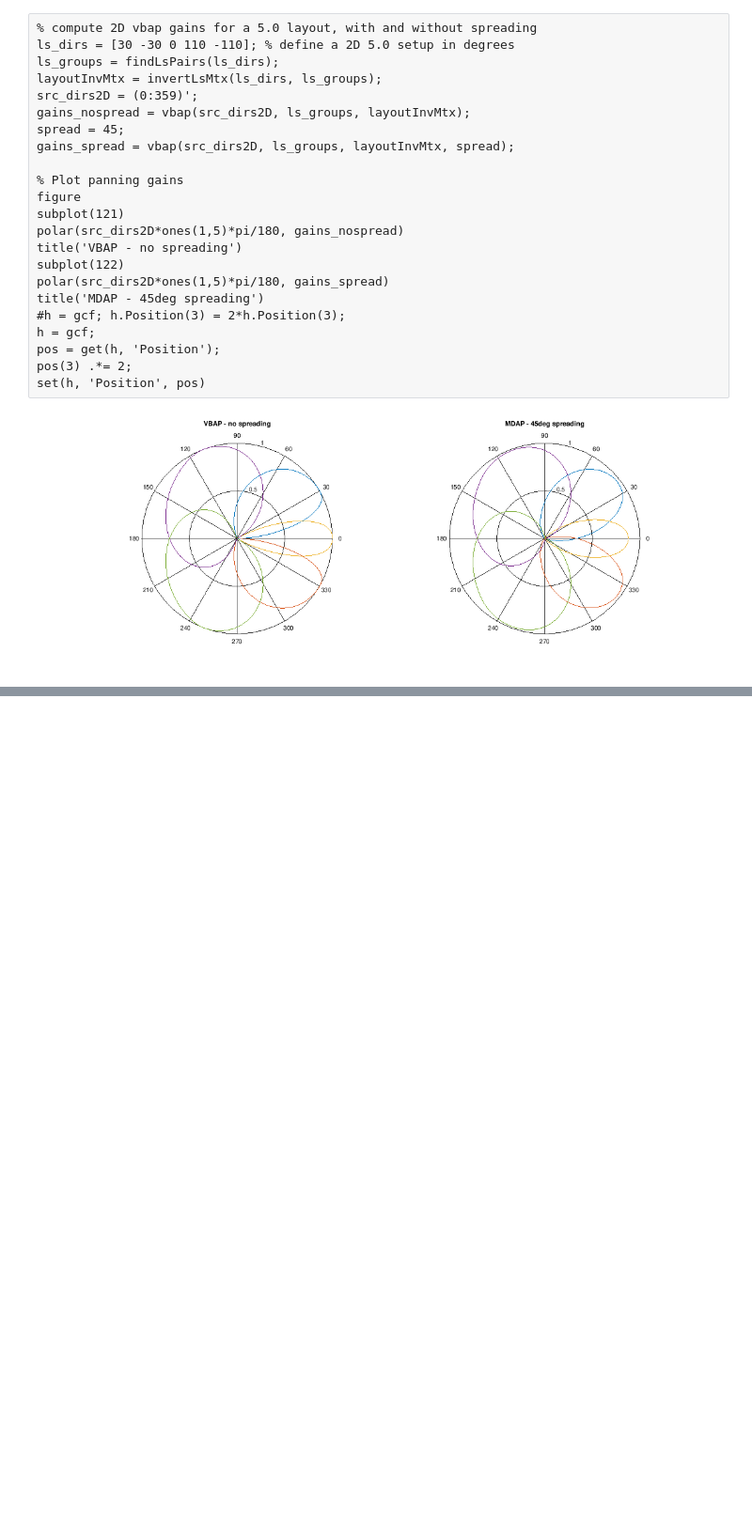
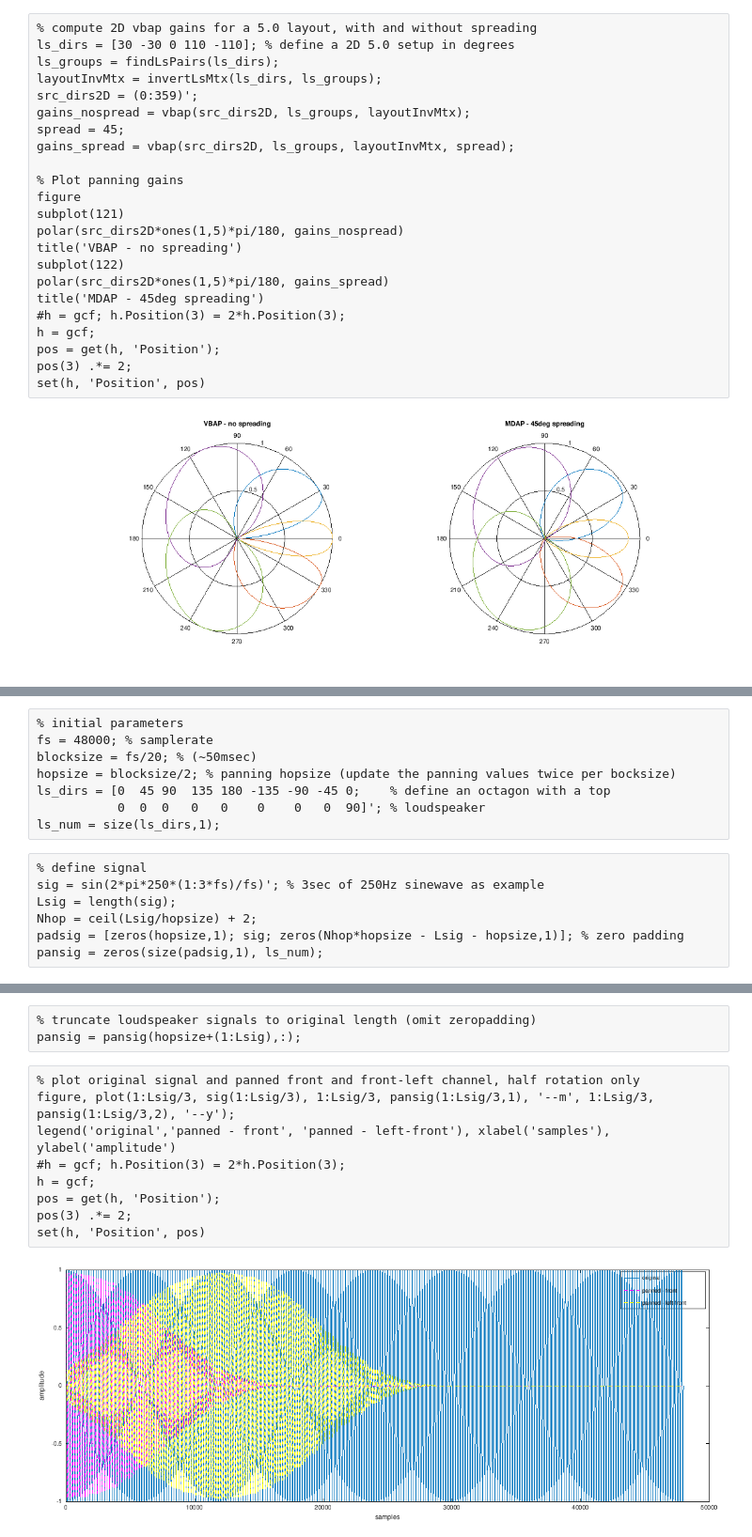
Before and after one commit to wrist/Vector-Base-Amplitude-Panning, a Jupyter notebook: TestVBAPScripts.ipynb, the cells around one changed output, grey strips where cells are left out. Shown: that part at 94% size. Drawn from its saved outputs; the diff is of its cells as text; blank space fills up the shorter version.

Commit message:
Add rest examples to ipynb

```diff
--- a/TestVBAPScripts.ipynb
+++ b/TestVBAPScripts.ipynb
@@ -364,0 +416,15 @@ set(h, 'Position', pos)
+# %%
+% initial parameters
+fs = 48000; % samplerate
+blocksize = fs/20; % (~50msec)
+hopsize = blocksize/2; % panning hopsize (update the panning values twice per bocksize)
+ls_dirs = [0  45 90  135 180 -135 -90 -45 0;    % define an octagon with a top
+           0  0  0   0   0    0    0   0  90]'; % loudspeaker
+ls_num = size(ls_dirs,1);
+# %%
+% define signal
+sig = sin(2*pi*250*(1:3*fs)/fs)'; % 3sec of 250Hz sinewave as example
+Lsig = length(sig);
+Nhop = ceil(Lsig/hopsize) + 2;
+padsig = [zeros(hopsize,1); sig; zeros(Nhop*hopsize - Lsig - hopsize,1)]; % zero padding
+pansig = zeros(size(padsig,1), ls_num);
@@ -364,0 +453,14 @@ set(h, 'Position', pos)
+# %%
+% truncate loudspeaker signals to original length (omit zeropadding)
+pansig = pansig(hopsize+(1:Lsig),:);
+# %%
+% plot original signal and panned front and front-left channel, half rotation only
+figure, plot(1:Lsig/3, sig(1:Lsig/3), 1:Lsig/3, pansig(1:Lsig/3,1), '--m', 1:Lsig/3, pansig(1:Lsig/3,2), '--y');
+legend('original','panned - front', 'panned - left-front'), xlabel('samples'), ylabel('amplitude')
+#h = gcf; h.Position(3) = 2*h.Position(3);
+h = gcf;
+pos = get(h, 'Position');
+pos(3) .*= 2;
+set(h, 'Position', pos)
+# %% [output]
+[figure, added]
```
Also changed, not shown: parts of 11 cells of this notebook.
